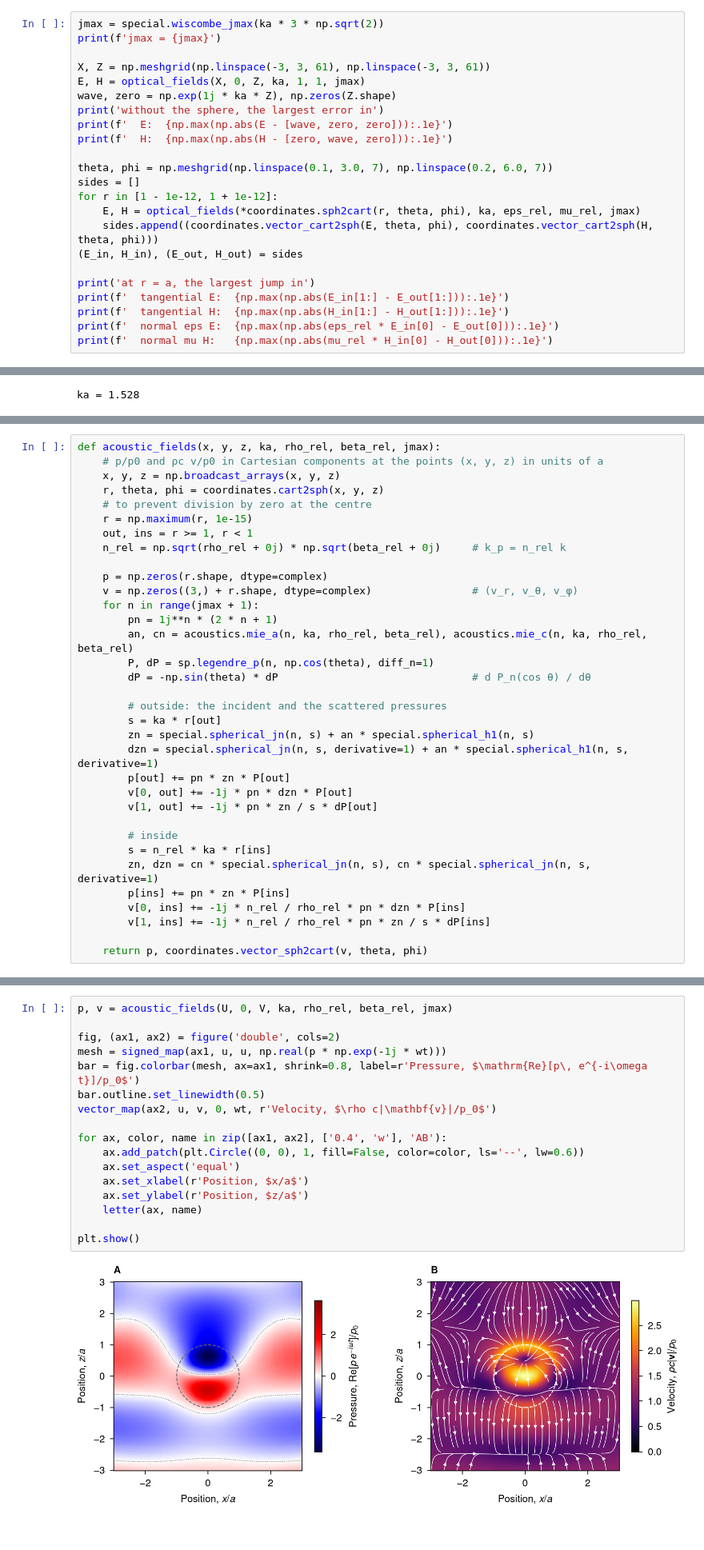
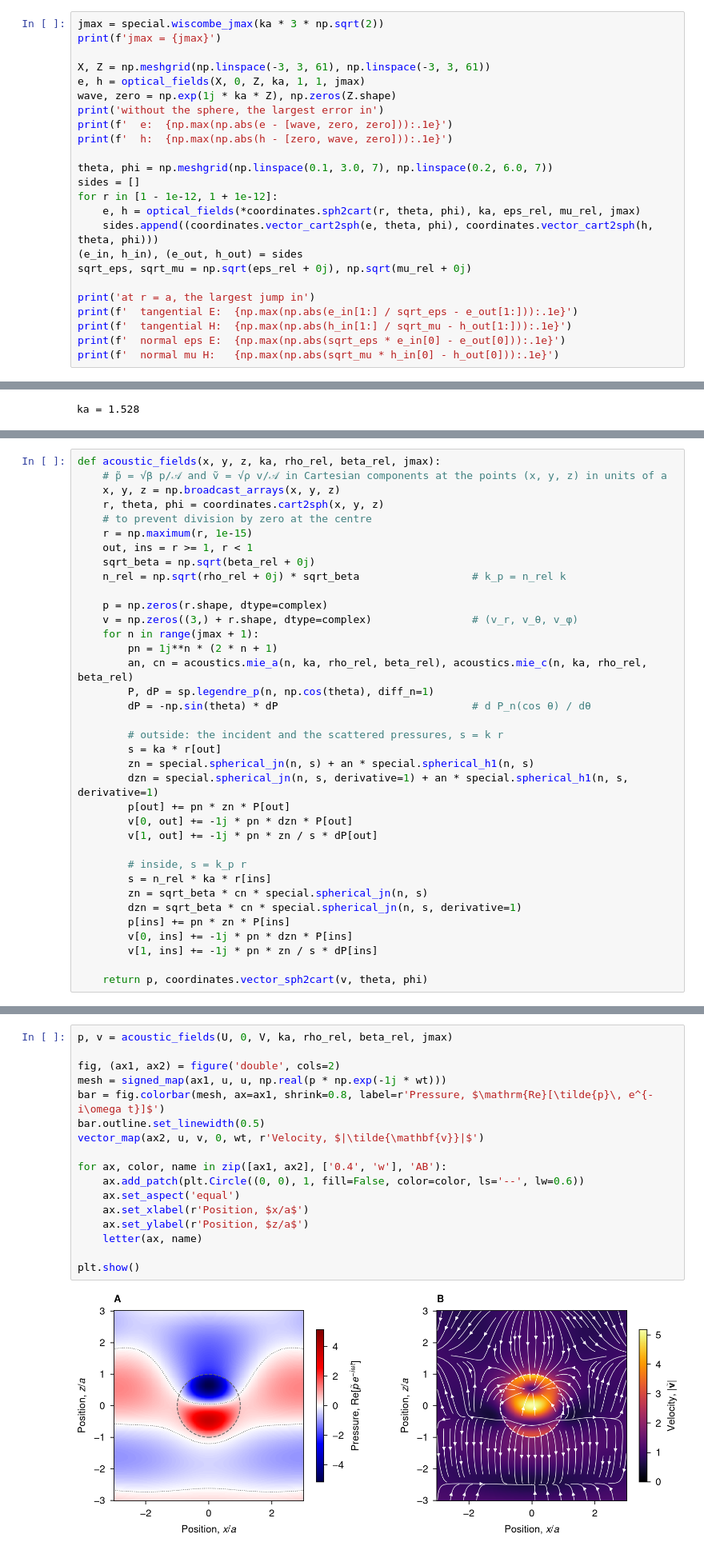
Before and after one commit to toftul/mielib, a Jupyter notebook: examples/fields.ipynb, the cells around one changed output, grey strips where cells are left out. Shown at 80% size. Drawn from its saved outputs; the diff is of its cells as text; blank space fills up the shorter version.

```diff
--- a/examples/fields.ipynb
+++ b/examples/fields.ipynb
@@ -99,24 +113,25 @@ jmax = special.wiscombe_jmax(ka * 3 * np.sqrt(2))
 print(f'jmax = {jmax}')
 
 X, Z = np.meshgrid(np.linspace(-3, 3, 61), np.linspace(-3, 3, 61))
-E, H = optical_fields(X, 0, Z, ka, 1, 1, jmax)
+e, h = optical_fields(X, 0, Z, ka, 1, 1, jmax)
 wave, zero = np.exp(1j * ka * Z), np.zeros(Z.shape)
 print('without the sphere, the largest error in')
-print(f'  E:  {np.max(np.abs(E - [wave, zero, zero])):.1e}')
-print(f'  H:  {np.max(np.abs(H - [zero, wave, zero])):.1e}')
+print(f'  e:  {np.max(np.abs(e - [wave, zero, zero])):.1e}')
+print(f'  h:  {np.max(np.abs(h - [zero, wave, zero])):.1e}')
 
 theta, phi = np.meshgrid(np.linspace(0.1, 3.0, 7), np.linspace(0.2, 6.0, 7))
 sides = []
 for r in [1 - 1e-12, 1 + 1e-12]:
-    E, H = optical_fields(*coordinates.sph2cart(r, theta, phi), ka, eps_rel, mu_rel, jmax)
-    sides.append((coordinates.vector_cart2sph(E, theta, phi), coordinates.vector_cart2sph(H, theta, phi)))
-(E_in, H_in), (E_out, H_out) = sides
+    e, h = optical_fields(*coordinates.sph2cart(r, theta, phi), ka, eps_rel, mu_rel, jmax)
+    sides.append((coordinates.vector_cart2sph(e, theta, phi), coordinates.vector_cart2sph(h, theta, phi)))
+(e_in, h_in), (e_out, h_out) = sides
+sqrt_eps, sqrt_mu = np.sqrt(eps_rel + 0j), np.sqrt(mu_rel + 0j)
 
 print('at r = a, the largest jump in')
-print(f'  tangential E:  {np.max(np.abs(E_in[1:] - E_out[1:])):.1e}')
-print(f'  tangential H:  {np.max(np.abs(H_in[1:] - H_out[1:])):.1e}')
-print(f'  normal eps E:  {np.max(np.abs(eps_rel * E_in[0] - E_out[0])):.1e}')
-print(f'  normal mu H:   {np.max(np.abs(mu_rel * H_in[0] - H_out[0])):.1e}')
+print(f'  tangential E:  {np.max(np.abs(e_in[1:] / sqrt_eps - e_out[1:])):.1e}')
+print(f'  tangential H:  {np.max(np.abs(h_in[1:] / sqrt_mu - h_out[1:])):.1e}')
+print(f'  normal eps E:  {np.max(np.abs(sqrt_eps * e_in[0] - e_out[0])):.1e}')
+print(f'  normal mu H:   {np.max(np.abs(sqrt_mu * h_in[0] - h_out[0])):.1e}')
 # %% [output]
 jmax = 11
 without the sphere, the largest error in
@@ -205,12 +225,13 @@ with $\kappa = k$ outside and $\kappa = k_p$ inside.
 # %%
 def acoustic_fields(x, y, z, ka, rho_rel, beta_rel, jmax):
-    # p/p0 and ρc v/p0 in Cartesian components at the points (x, y, z) in units of a
+    # p̃ = √β p/𝒜 and ṽ = √ρ v/𝒜 in Cartesian components at the points (x, y, z) in units of a
     x, y, z = np.broadcast_arrays(x, y, z)
     r, theta, phi = coordinates.cart2sph(x, y, z)
     # to prevent division by zero at the centre
     r = np.maximum(r, 1e-15)
     out, ins = r >= 1, r < 1
-    n_rel = np.sqrt(rho_rel + 0j) * np.sqrt(beta_rel + 0j)     # k_p = n_rel k
+    sqrt_beta = np.sqrt(beta_rel + 0j)
+    n_rel = np.sqrt(rho_rel + 0j) * sqrt_beta                  # k_p = n_rel k
 
     p = np.zeros(r.shape, dtype=complex)
     v = np.zeros((3,) + r.shape, dtype=complex)                # (v_r, v_θ, v_φ)
@@ -220,7 +241,7 @@ def acoustic_fields(x, y, z, ka, rho_rel, beta_rel, jmax):
         P, dP = sp.legendre_p(n, np.cos(theta), diff_n=1)
         dP = -np.sin(theta) * dP                               # d P_n(cos θ) / dθ
 
-        # outside: the incident and the scattered pressures
+        # outside: the incident and the scattered pressures, s = k r
         s = ka * r[out]
         zn = special.spherical_jn(n, s) + an * special.spherical_h1(n, s)
         dzn = special.spherical_jn(n, s, derivative=1) + an * special.spherical_h1(n, s, derivative=1)
@@ -228,12 +249,13 @@ def acoustic_fields(x, y, z, ka, rho_rel, beta_rel, jmax):
         v[0, out] += -1j * pn * dzn * P[out]
         v[1, out] += -1j * pn * zn / s * dP[out]
 
-        # inside
+        # inside, s = k_p r
         s = n_rel * ka * r[ins]
-        zn, dzn = cn * special.spherical_jn(n, s), cn * special.spherical_jn(n, s, derivative=1)
+        zn = sqrt_beta * cn * special.spherical_jn(n, s)
+        dzn = sqrt_beta * cn * special.spherical_jn(n, s, derivative=1)
         p[ins] += pn * zn * P[ins]
-        v[0, ins] += -1j * n_rel / rho_rel * pn * dzn * P[ins]
-        v[1, ins] += -1j * n_rel / rho_rel * pn * zn / s * dP[ins]
+        v[0, ins] += -1j * pn * dzn * P[ins]
+        v[1, ins] += -1j * pn * zn / s * dP[ins]
 
     return p, coordinates.vector_sph2cart(v, theta, phi)
 # %% [markdown]
@@ -277,19 +300,19 @@ and the velocity is largest at the centre, $\rho c|\mathbf{v}| \approx 3 p_0$.
 # %%
 p, v = acoustic_fields(U, 0, V, ka, rho_rel, beta_rel, jmax)
 
 fig, (ax1, ax2) = figure('double', cols=2)
 mesh = signed_map(ax1, u, u, np.real(p * np.exp(-1j * wt)))
-bar = fig.colorbar(mesh, ax=ax1, shrink=0.8, label=r'Pressure, $\mathrm{Re}[p\, e^{-i\omega t}]/p_0$')
+bar = fig.colorbar(mesh, ax=ax1, shrink=0.8, label=r'Pressure, $\mathrm{Re}[\tilde{p}\, e^{-i\omega t}]$')
 bar.outline.set_linewidth(0.5)
-vector_map(ax2, u, v, 0, wt, r'Velocity, $\rho c|\mathbf{v}|/p_0$')
+vector_map(ax2, u, v, 0, wt, r'Velocity, $|\tilde{\mathbf{v}}|$')
 
 for ax, color, name in zip([ax1, ax2], ['0.4', 'w'], 'AB'):
     ax.add_patch(plt.Circle((0, 0), 1, fill=False, color=color, ls='--', lw=0.6))
     ax.set_aspect('equal')
     ax.set_xlabel(r'Position, $x/a$')
     ax.set_ylabel(r'Position, $z/a$')
     letter(ax, name)
 
 plt.show()
 # %% [output]
-[figure, old version]
+[figure, new version]
```
Also changed, not shown: parts of 11 cells of this notebook.
